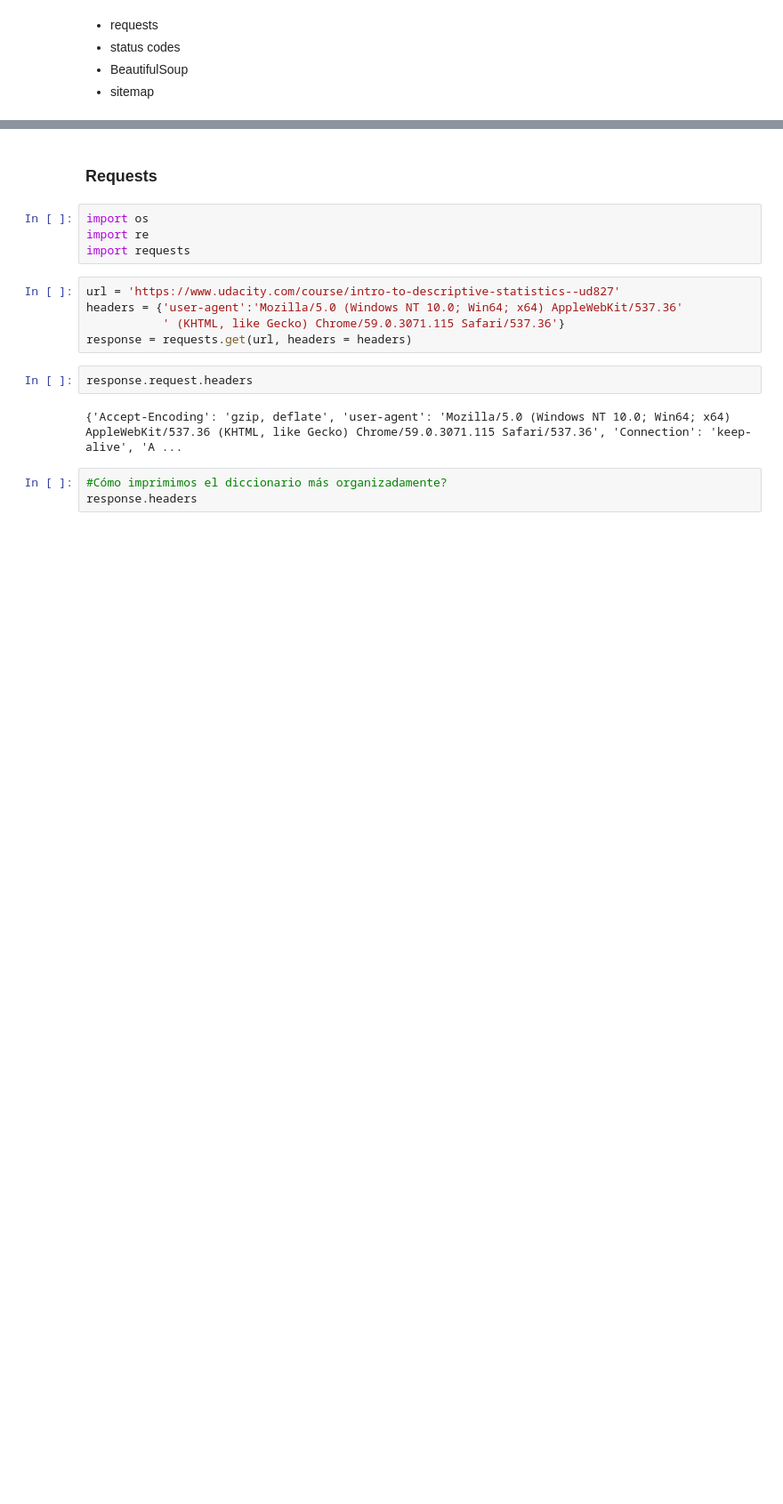
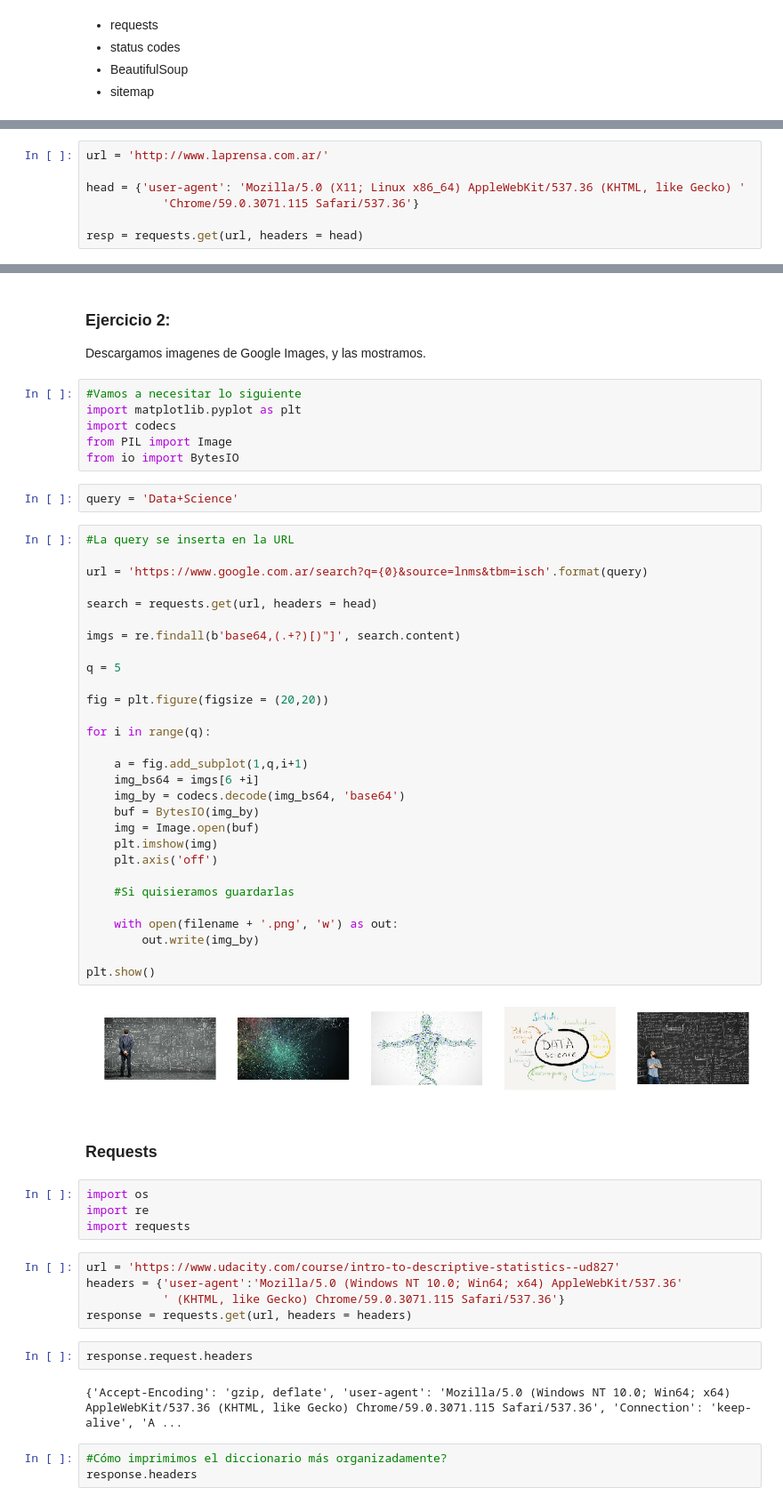
Before and after one commit to institutohumai/cursos-python, a Jupyter notebook: scraping/clases/2. Requests - BS.ipynb, the cells around one changed output, grey strips where cells are left out. Shown at 89% size. Saved outputs shown, nothing was run; the diff lists cells and outputs as text; blank space fills up the shorter version.

```diff
--- a/scraping/clases/2. Requests - BS.ipynb
+++ b/scraping/clases/2. Requests - BS.ipynb
@@ -5,0 +18,7 @@
+# %%
+url = 'http://www.laprensa.com.ar/'
+
+head = {'user-agent': 'Mozilla/5.0 (X11; Linux x86_64) AppleWebKit/537.36 (KHTML, like Gecko) '
+           'Chrome/59.0.3071.115 Safari/537.36'}
+
+resp = requests.get(url, headers = head)
@@ -6,3 +74,46 @@
+# %% [markdown]
+### Ejercicio 2:
+
+Descargamos imagenes de Google Images, y las mostramos.
+# %%
+#Vamos a necesitar lo siguiente
+import matplotlib.pyplot as plt
+import codecs
+from PIL import Image
+from io import BytesIO
+# %%
+query = 'Data+Science'
+# %%
+#La query se inserta en la URL
+
+url = 'https://www.google.com.ar/search?q={0}&source=lnms&tbm=isch'.format(query)
+
+search = requests.get(url, headers = head)
+
+imgs = re.findall(b'base64,(.+?)[)"]', search.content)
+
+q = 5
+
+fig = plt.figure(figsize = (20,20))
+
+for i in range(q):
+
+    a = fig.add_subplot(1,q,i+1)
+    img_bs64 = imgs[6 +i]
+    img_by = codecs.decode(img_bs64, 'base64')
+    buf = BytesIO(img_by)
+    img = Image.open(buf)
+    plt.imshow(img)
+    plt.axis('off')
+
+    #Si quisieramos guardarlas
+
+    with open(filename + '.png', 'w') as out:
+        out.write(img_by)
+
+plt.show()
+# %% [output]
+[figure, added]
 # %% [markdown]
 ### Requests
 # %%
```
Also changed, not shown: parts of 16 cells of this notebook, 1 other file.
